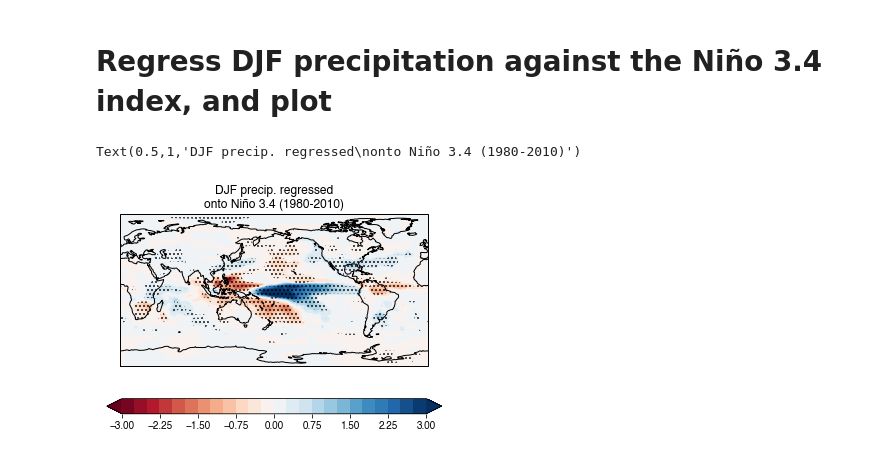
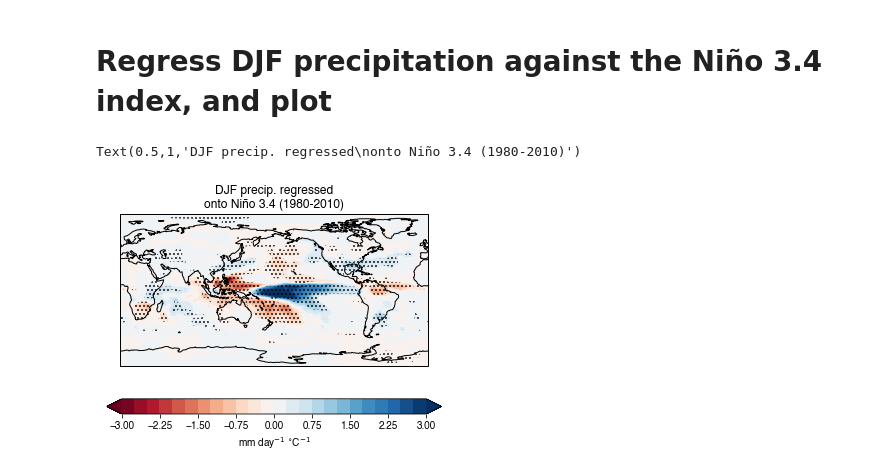
Before and after one commit to raspstephan/ESS-Python-Tutorial, a Jupyter notebook: materials/week2/4_MATLAB_and_netcdf_files.ipynb, the cells around one changed output. Cells and saved outputs as stored; diff of their text form; code cells hidden in the pictures.

```diff
--- a/materials/week2/4_MATLAB_and_netcdf_files.ipynb
+++ b/materials/week2/4_MATLAB_and_netcdf_files.ipynb
@@ -271,18 +271,20 @@ for j in range(lat.size):
 # %%
 fig = plt.figure()
 
 ax = fig.add_subplot(111, projection=cartopy.crs.PlateCarree(central_longitude=180.))
 ax.coastlines()
 
 cyclic_slope, cyclic_lon = cartopy.util.add_cyclic_point(slope_array, coord=lon, axis=1)
 cyclic_pvals, cyclic_lon = cartopy.util.add_cyclic_point(pvals_array, coord=lon, axis=1)
 cyclic_lon = cyclic_lon-180. # lon runs from 0 to 360, but cartopy prefers -180 to 180
 
 contour_plot = ax.contourf(cyclic_lon, lat, cyclic_slope, levels=numpy.arange(-3,3.1,0.25), cmap='RdBu', extend='both')
 stippling_plot = ax.contourf(cyclic_lon, lat, cyclic_pvals, levels=[0.0,0.05,1.0], hatches=['...',''], colors='None')
 
-plt.colorbar(contour_plot, orientation='horizontal')
+colorbar= plt.colorbar(contour_plot, orientation='horizontal')
+colorbar.set_label('mm day$^{-1}$ $^{\circ}$C$^{-1}$')
+
 ax.set_title('DJF precip. regressed\nonto Niño 3.4 (1980-2010)')
 # %% [output]
 Text(0.5,1,'DJF precip. regressed\nonto Niño 3.4 (1980-2010)')
-[figure, old version]
+[figure, new version]
```
